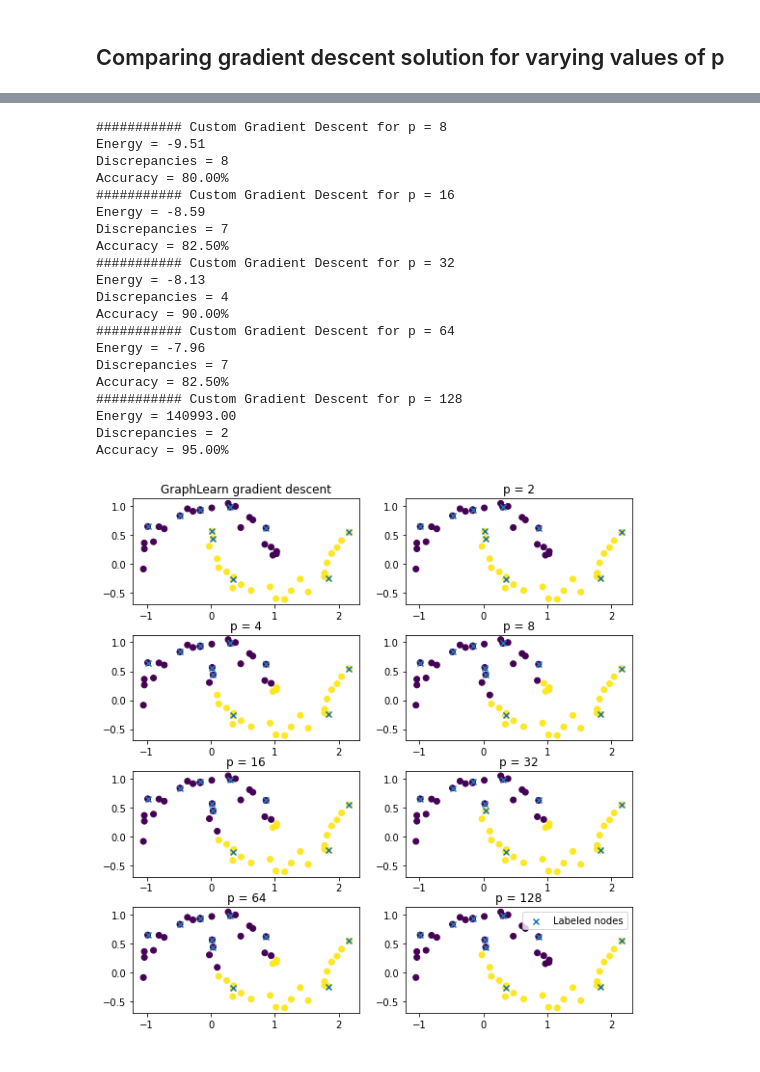
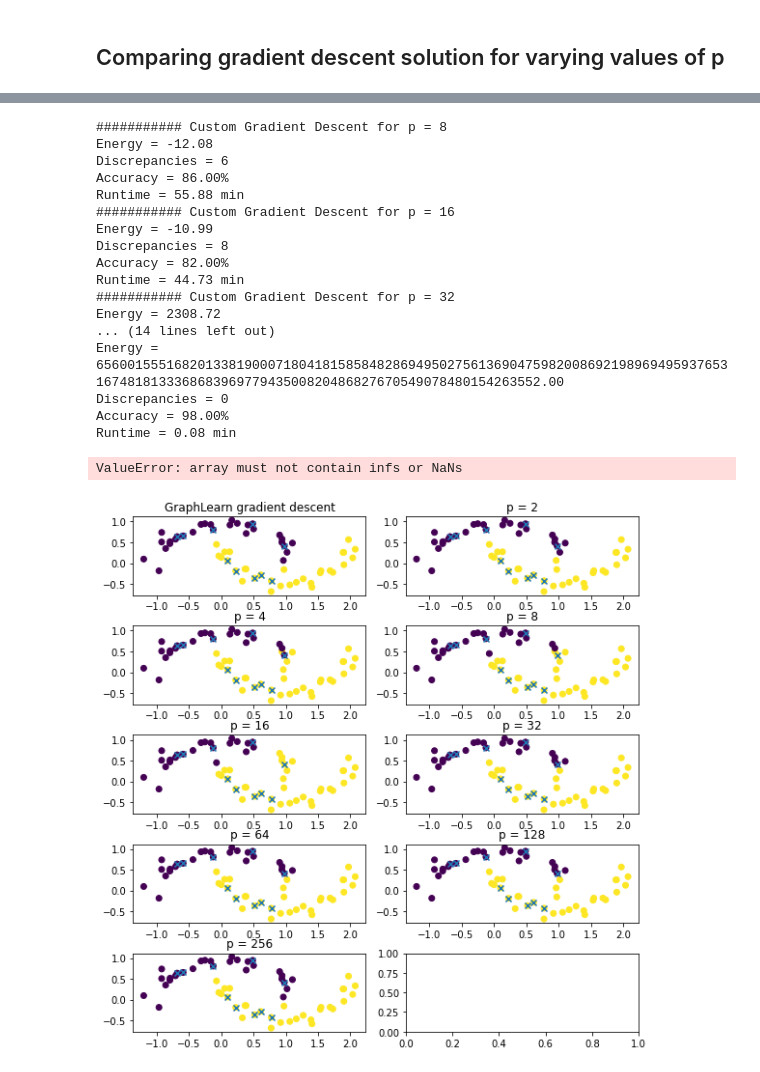
Before and after one commit to gstamatiou/optimal-classification, a Jupyter notebook: ppoison.ipynb, the cells around one changed output, grey strips where cells are left out. Cells and saved outputs as stored; diff of their text form; code cells hidden in the pictures.

```diff
--- a/ppoison.ipynb
+++ b/ppoison.ipynb
@@ -203,7 +397,7 @@ def started_gradient_ppoisson(W, idx, y, p):
 # %%
 n = 100
 k = 2
-
+p = 3
 fig, ax = plt.subplots(ncols = 2, figsize = (8, 8))
 fig.tight_layout()
 
@@ -254,9 +444,11 @@ Number of different predictions 1
 # %% [markdown]
 ## Comparing gradient descent solution for varying values of p
 # %%
-n = 50
+n = 60
 k = 2
-p_vals = [[0, 2], [4, 8], [16, 32], [64, 128]]
+p_vals = [[0, 2], [4, 8], [16, 32], [64, 128], [256, 512]]
+
+solutions = np.zeros( (len(p_vals) * 2, n, k) ) # Stores the values of the solution for different p
 
 # Generate training data and label sets
 X,labels = datasets.make_moons(n_samples=n,noise=0.1)
@@ -276,6 +468,8 @@ fig.tight_layout()
 # Run and plot for varying p
 for i in range(len(p_vals)):
     for j in range(len(p_vals[i])):
+        start_time = time.time()
+
         p = p_vals[i][j]
 
         if p == 0: # Apply GraphLearning
@@ -283,13 +477,21 @@ for i in range(len(p_vals)):
             u = model.fit(train_ind, train_labels)
             pred_labels = predict(u)
 
+            misclassifications = np.count_nonzero(pred_labels - labels)
             accuracy = gl.ssl.ssl_accuracy(pred_labels, labels, len(train_ind))
             energy = np.around(penergy(u.flatten(), W, train_ind, y, 2), 2)
+            end_time = time.time()
+            minutes = (end_time - start_time)/60
 
             info_str = f"########### GraphLearning\n"\
+                            f"Misclassifications: {misclassifications}"\
                             f"Energy = {energy:.2f}\n"\
-                            f"Accuracy = {accuracy:.2f}%"
+                            f"Accuracy = {accuracy:.2f}%\n"\
+                            f"Runtime = {minutes:.2f} min"
             print(info_str)
+
+            solutions[2 * i + j] = u
+
             ax[i, j].scatter(X[:,0],X[:,1], c=pred_labels)
             ax[i, j].scatter(X[train_ind,0],X[train_ind,1], marker='x', label = "Labeled nodes")
             ax[i, j].set_title(f"GraphLearn gradient descent")
@@ -301,11 +503,19 @@ for i in range(len(p_vals)):
             discrepancies = np.count_nonzero(my_pred_labels - pred_labels)
             accuracy = gl.ssl.ssl_accuracy(my_pred_labels, labels, len(train_ind))
             energy = np.around(penergy(my_u.flatten(), W, train_ind, y, p), 2)
+            end_time = time.time()
+            minutes = (end_time - start_time)/60
+
             info_str = f"########### Custom Gradient Descent for p = {p}\n"\
                             f"Energy = {energy:.2f}\n"\
                             f"Discrepancies = {discrepancies}"\
-                            f"\nAccuracy = {accuracy:.2f}%"
+                            f"\nAccuracy = {accuracy:.2f}%\n"\
+                            f"Runtime = {minutes:.2f} min"
+
             print(info_str)
+
+            solutions[2 * i + j] = my_u
+
             ax[i, j].scatter(X[:,0],X[:,1], c=my_pred_labels)
             ax[i, j].scatter(X[train_ind,0],X[train_ind,1], marker='x', label = "Labeled nodes")
             ax[i, j].set_title(f"p = {p}")
@@ -327,21 +540,19 @@ Accuracy = 85.00%
 ########### Custom Gradient Descent for p = 8
-Energy = -9.51
+Energy = -12.08
+Discrepancies = 6
+Accuracy = 86.00%
+Runtime = 55.88 min
+########### Custom Gradient Descent for p = 16
+Energy = -10.99
 Discrepancies = 8
-Accuracy = 80.00%
-########### Custom Gradient Descent for p = 16
-Energy = -8.59
-Discrepancies = 7
-Accuracy = 82.50%
+Accuracy = 82.00%
+Runtime = 44.73 min
 ########### Custom Gradient Descent for p = 32
-Energy = -8.13
-Discrepancies = 4
-Accuracy = 90.00%
-########### Custom Gradient Descent for p = 64
-Energy = -7.96
-Discrepancies = 7
-Accuracy = 82.50%
-########### Custom Gradient Descent for p = 128
-Energy = 140993.00
-Discrepancies = 2
-Accuracy = 95.00%
+Energy = 2308.72
+... (14 lines left out)
+Energy = 656001555168201338190007180418158584828694950275613690475982008692198969495937653167481813336868396977943500820486827670549078480154263552.00
+Discrepancies = 0
+Accuracy = 98.00%
+Runtime = 0.08 min
+ValueError: array must not contain infs or NaNs
-[figure, old version]
+[figure, new version]
```
Also changed, not shown: parts of 12 cells of this notebook.
